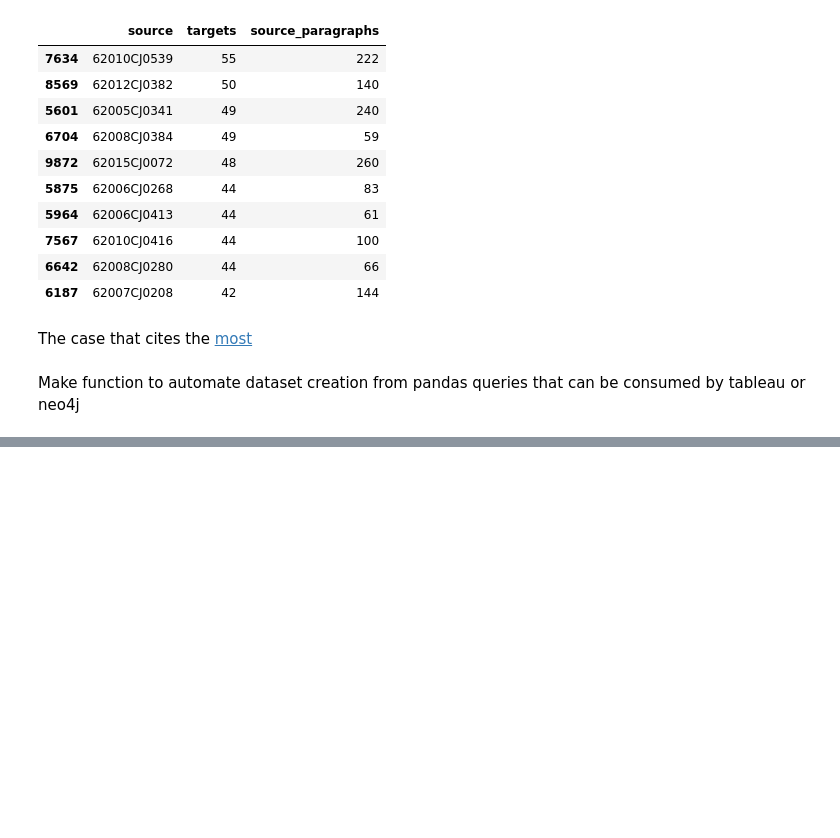
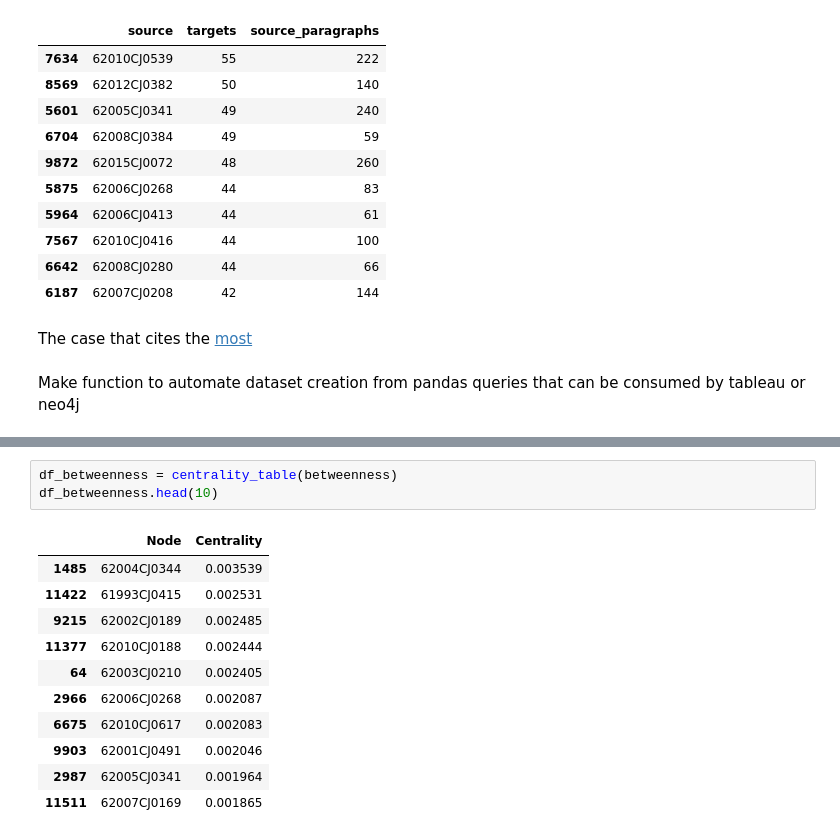
Before and after one commit to MaastrichtU-IDS/case-law-analysis, a Jupyter notebook: notebooks/EUR-LEX EDA.ipynb, the cells around one changed output, grey strips where cells are left out. Saved outputs shown, nothing was run; the diff lists cells and outputs as text; blank space fills up the shorter version.

```diff
--- a/notebooks/EUR-LEX EDA.ipynb
+++ b/notebooks/EUR-LEX EDA.ipynb
@@ -353,0 +483,15 @@ Make  function to automate dataset creation from pandas queries that can be cons
+# %%
+df_betweenness = centrality_table(betweenness)
+df_betweenness.head(10)
+# %% [output]
+|  | Node | Centrality |
+| 1485 | 62004CJ0344 | 0.003539 |
+| 11422 | 61993CJ0415 | 0.002531 |
+| 9215 | 62002CJ0189 | 0.002485 |
+| 11377 | 62010CJ0188 | 0.002444 |
+| 64 | 62003CJ0210 | 0.002405 |
+| 2966 | 62006CJ0268 | 0.002087 |
+| 6675 | 62010CJ0617 | 0.002083 |
+| 9903 | 62001CJ0491 | 0.002046 |
+| 2987 | 62005CJ0341 | 0.001964 |
+| 11511 | 62007CJ0169 | 0.001865 |
```
Also changed, not shown: parts of 45 cells of this notebook.
